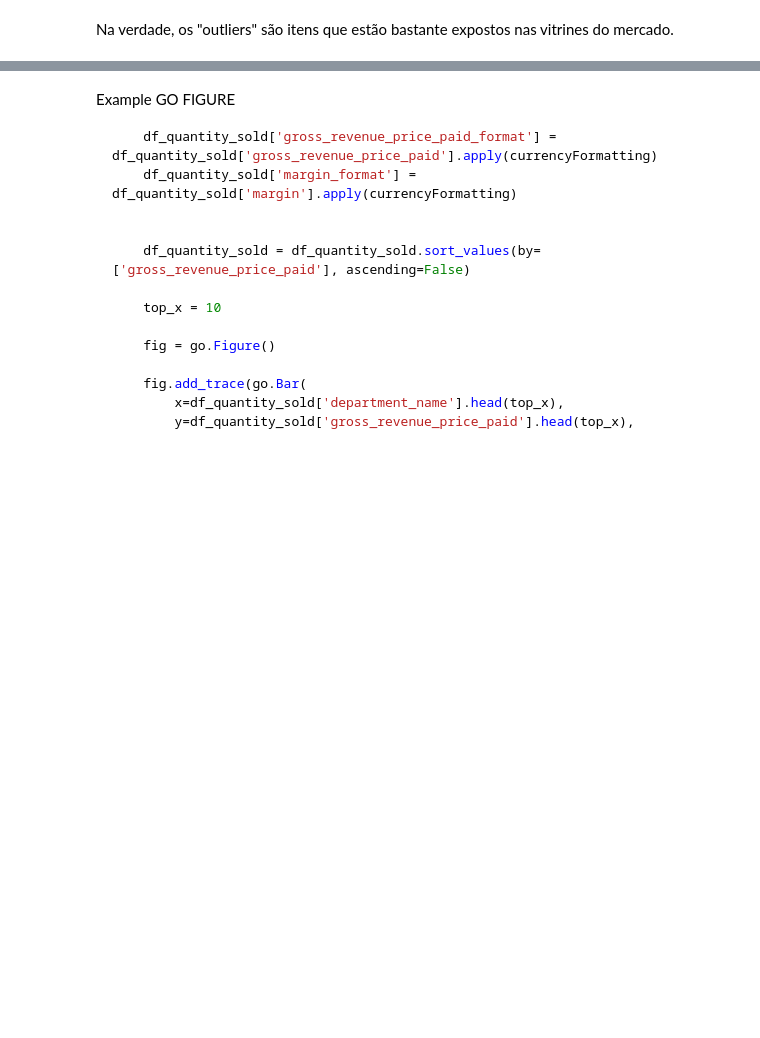
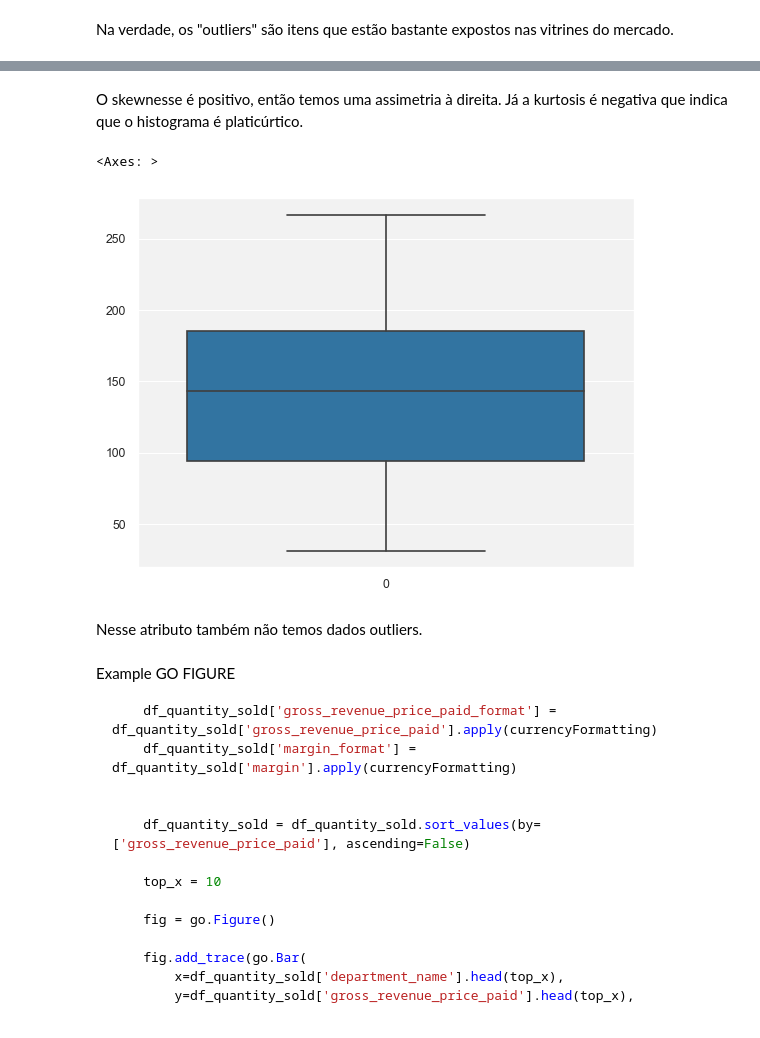
Before and after one commit to Krupique/mlops-projects, a Jupyter notebook: 02-bigmart_sales_prediction/notebook/data_analysis_new.ipynb, the cells around one changed output, grey strips where cells are left out. Saved outputs shown, nothing was run; the diff lists cells and outputs as text; code cells hidden in the pictures; blank space fills up the shorter version.

```diff
--- a/02-bigmart_sales_prediction/notebook/data_analysis_new.ipynb
+++ b/02-bigmart_sales_prediction/notebook/data_analysis_new.ipynb
@@ -384,3 +409,12 @@ df_train_raw
+# %% [markdown]
+O skewnesse é positivo, então temos uma assimetria à direita. Já a kurtosis é negativa que indica que o histograma é platicúrtico.
+# %%
+sns.boxplot(df_train_raw['Item_MRP'])
+# %% [output]
+<Axes: >
+[figure, added]
+# %% [markdown]
+Nesse atributo também não temos dados outliers.
 # %% [markdown]
 Example GO FIGURE
 
```
Also changed, not shown: parts of 4 cells of this notebook.
